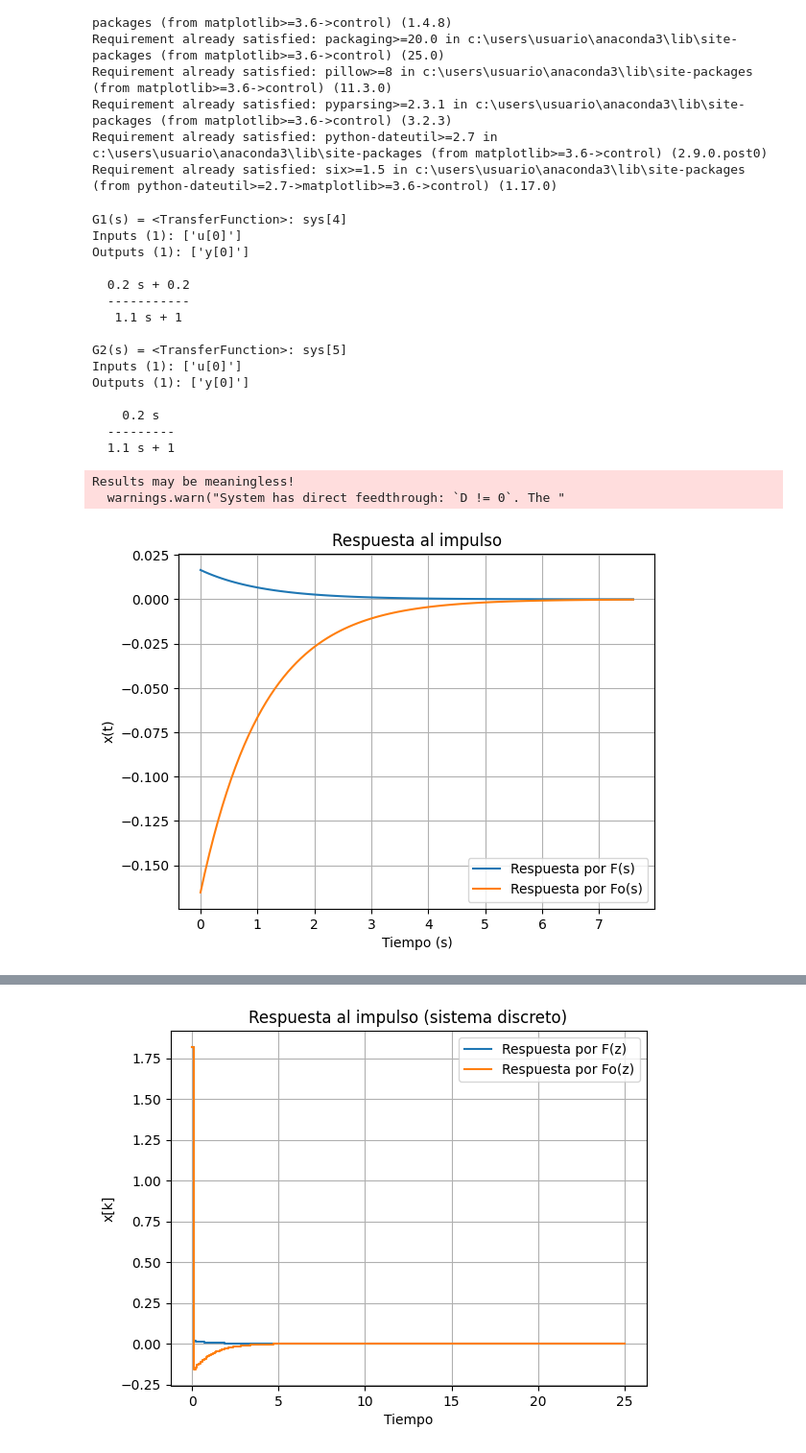
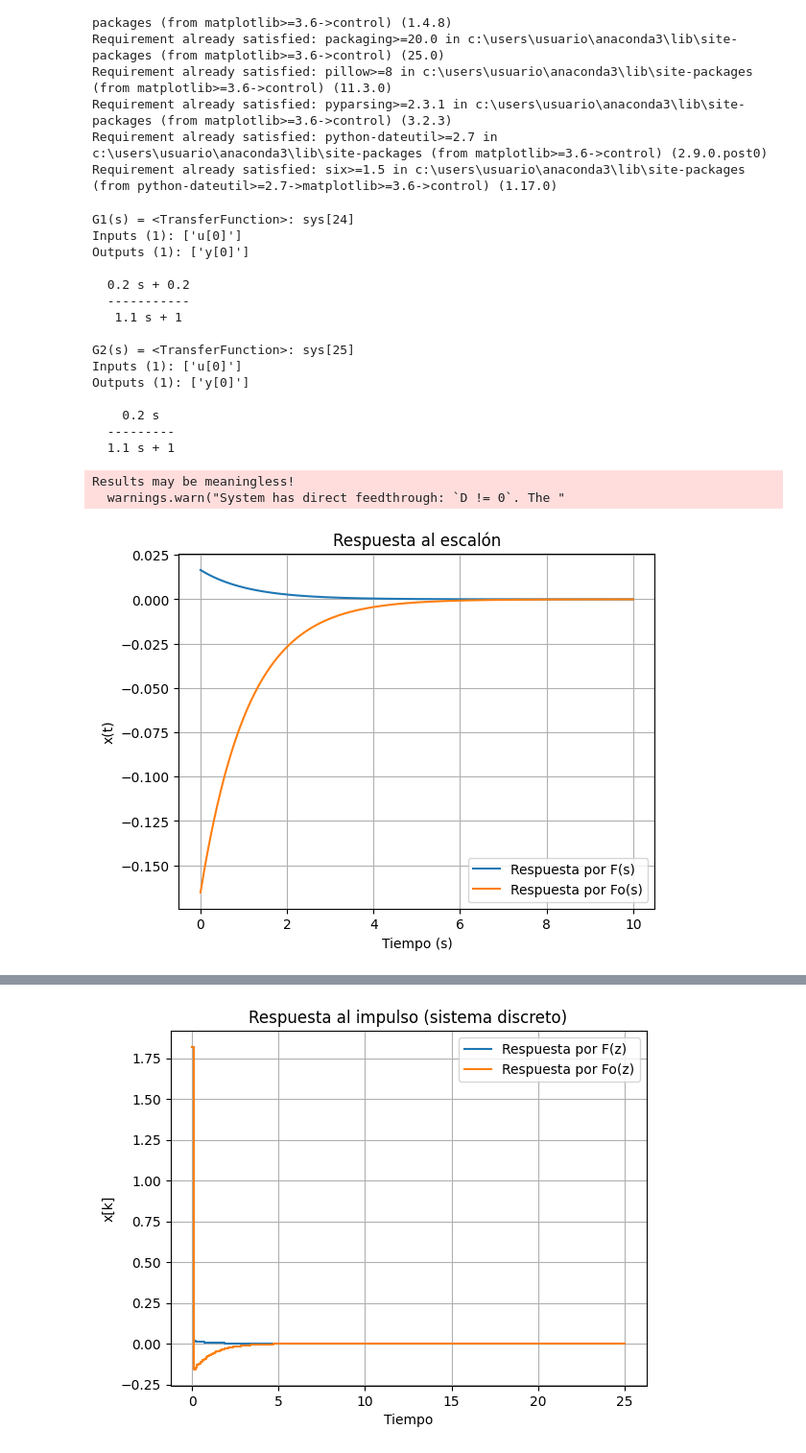
Before and after one commit to juandiego2205/Repository_lab_control, a Jupyter notebook: Code_Practica_1_sistemas_descritos.ipynb, the cells around one changed output, grey strips where cells are left out. Shown at 96% size. Drawn from its saved outputs; the diff is of its cells as text; code cells hidden in the pictures.

```diff
--- a/Code_Practica_1_sistemas_descritos.ipynb
+++ b/Code_Practica_1_sistemas_descritos.ipynb
@@ -39,13 +39,13 @@ G1 = ctrl.TransferFunction(num_G1, den_G1)
 # G2(s) = (Cp*s) / ((R*Cs + R*Cp)*s + 1)
 num_G2 = [Cp, 0]
 den_G2 = [R*Cs + R*Cp, 1]
-G2 = ctrl.TransferFunction(num_G2, den_G2)
+G2 = tf(num_G2, den_G2)
 
 print("G1(s) =", G1)
 print(" ")
 print("G2(s) =", G2)
 # %% [output]
-G1(s) = <TransferFunction>: sys[4]
+G1(s) = <TransferFunction>: sys[24]
 Inputs (1): ['u[0]']
 Outputs (1): ['y[0]']
 
@@ -53,7 +53,7 @@ Outputs (1): ['y[0]']
   -----------
    1.1 s + 1
 
-G2(s) = <TransferFunction>: sys[5]
+G2(s) = <TransferFunction>: sys[25]
 Inputs (1): ['u[0]']
 Outputs (1): ['y[0]']
 
@@ -61,27 +61,26 @@ Outputs (1): ['y[0]']
   ---------
   1.1 s + 1
 # %%
-# Respuesta al impulso
+t = np.linspace(0, 10, 1000)
 
-t1, y1 = ctrl.impulse_response(G1)
-
+# --- Escalón ---
+y1, t1 = impulse(G1, T=t)
+y2, t2 = impulse(G2, T=t)
 plt.figure(1)
 plt.plot(t1, y1, label="Respuesta por F(s)")
-
-t2, y2 = ctrl.impulse_response(G2)
 plt.plot(t2, y2, label="Respuesta por Fo(s)")
 
-plt.title("Respuesta al impulso")
+plt.title("Respuesta al escalón")
 plt.xlabel("Tiempo (s)")
 plt.ylabel("x(t)")
 plt.legend()
 plt.grid()
 
 plt.show()
 # %% [output]
 Results may be meaningless!
   warnings.warn("System has direct feedthrough: `D != 0`. The "
-[figure, old version]
+[figure, new version]
 # %%
 # Respuesta al escalón
 
```
Also changed, not shown: parts of 3 cells of this notebook.
